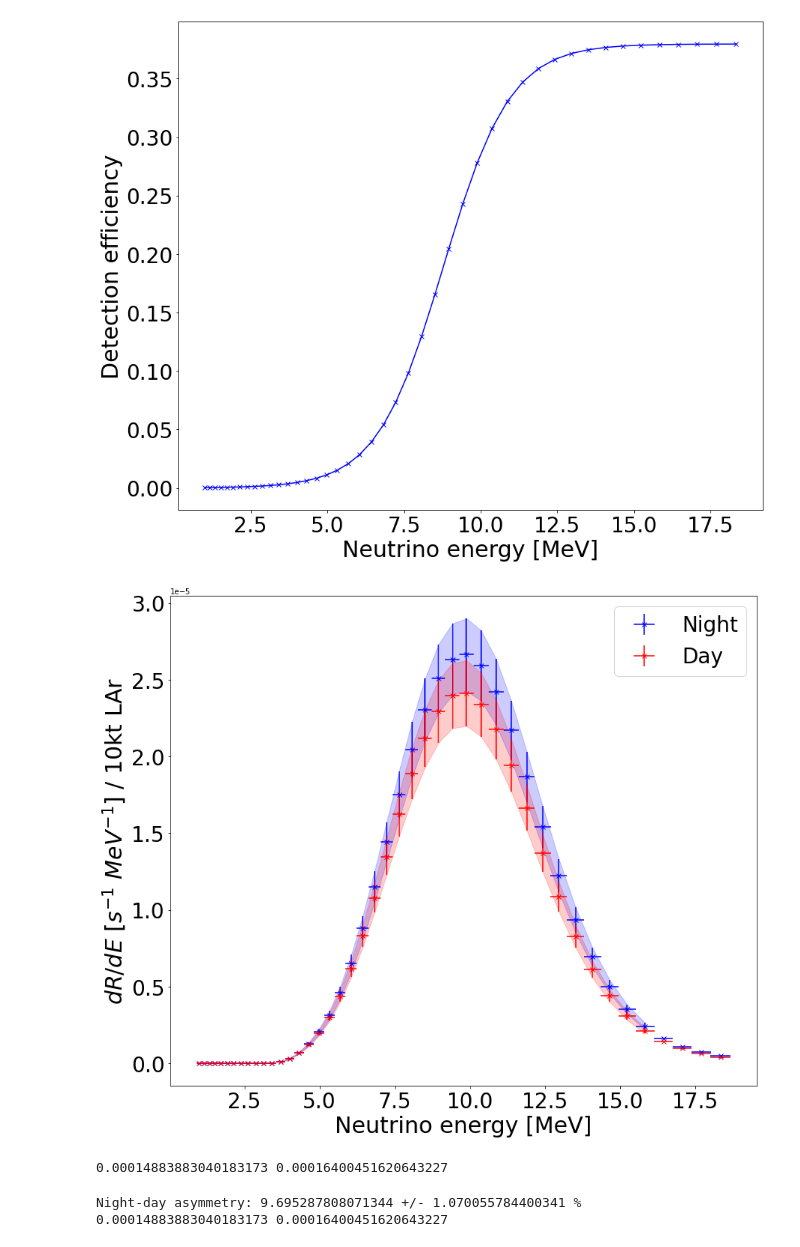
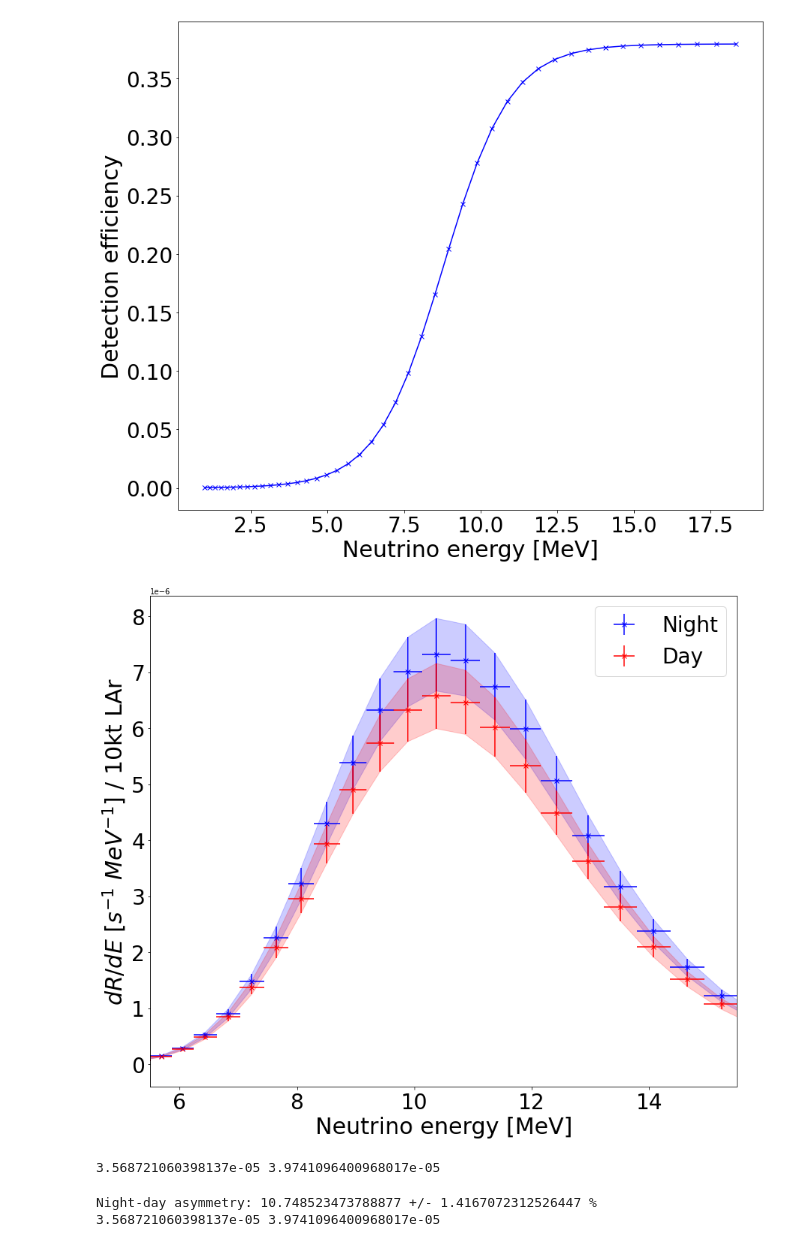
Before and after one commit to nlane314/soLAr-sens, a Jupyter notebook: notebooks/projsens.ipynb, the cells around one changed output. Saved outputs shown, nothing was run; the diff lists cells and outputs as text; code cells hidden in the pictures.

```diff
--- a/notebooks/projsens.ipynb
+++ b/notebooks/projsens.ipynb
@@ -458,7 +458,7 @@ a = np.sqrt(2*np.pi)*resol
 
 sigma = resol
 params_lin = [0.99960798, -1.50237267]
-eff = sigmoid(x, *params)
+eff = deteceff
 
 nt = 10e31 # number of target atoms in 10kT LAr module
 fac = 1e-42 # cross-section factor
@@ -486,36 +486,36 @@ for i in range(0, len(xdata)):
     convener = f(xdata, params_lin[0], params_lin[1])
     convE = f(xdata[i], params_lin[0], params_lin[1])
 
     dayval = eff*nt*fluxspec*crosssec*Spd*gauss_function(convener, a/convE, convE, resol*convE)*fac
 
     dayval[np.isnan(dayval)] = 0
     intday_E = np.append(intday_E, sum(dayval))
 
 plt.errorbar(xdata, intnight_E, xerr=uncer, linestyle='',yerr=R_errors(intnight_E, eff_std, flux_std, cross_perc), marker="x", color="blue", label='Night')
 plt.errorbar(xdata, intday_E, xerr=uncer, linestyle='',yerr=R_errors(intday_E, eff_std, flux_std, cross_perc), marker="x", color="red", label='Day')
 
 plt.fill_between(xdata, (intnight_E)+R_errors(intnight_E, eff_std, flux_std, cross_perc), (intnight_E)-R_errors(intnight_E, eff_std, flux_std, cross_perc), color='blue', alpha=0.2)
 plt.fill_between(xdata, (intday_E)+R_errors(intday_E, eff_std, flux_std, cross_perc), (intday_E)-R_errors(intday_E, eff_std, flux_std, cross_perc), color='red', alpha=0.2)
 
 plt.xlabel('Neutrino energy [MeV]',fontsize=30)
 plt.xticks(fontsize=28)
 
 plt.ylabel('$dR/dE$ [$s^{-1}\ MeV^{-1}$] / $10$kt LAr',fontsize=30)
 plt.yticks(fontsize=28)
 plt.legend(fontsize=28)
 
-#plt.xlim(5.5,16)
+plt.xlim(5.5,15.5)
 
 #plt.ylim(0, 1500)
 #plt.title("SNOwGLoBES", fontsize=20)
 plt.show()
 
 rateday = np.sum(intday_E*bwidth)
 ratenight = np.sum(intnight_E*bwidth)
 print(rateday, ratenight)
 # %% [output]
-[figure, old version]
+[figure, new version]
-0.00014883883040183173 0.00016400451620643227
+3.568721060398137e-05 3.9741096400968017e-05
 # %%
 def asymerr(night, day, back):
     #print(night, day)
@@ -564,5 +564,5 @@ print(rateday, ratenight)
 #print(osc(10, 5.13e-5))
 #print(asym_array)
 # %% [output]
-Night-day asymmetry: 9.695287808071344 +/- 1.070055784400341 %
-0.00014883883040183173 0.00016400451620643227
+Night-day asymmetry: 10.748523473788877 +/- 1.4167072312526447 %
+3.568721060398137e-05 3.9741096400968017e-05
```
